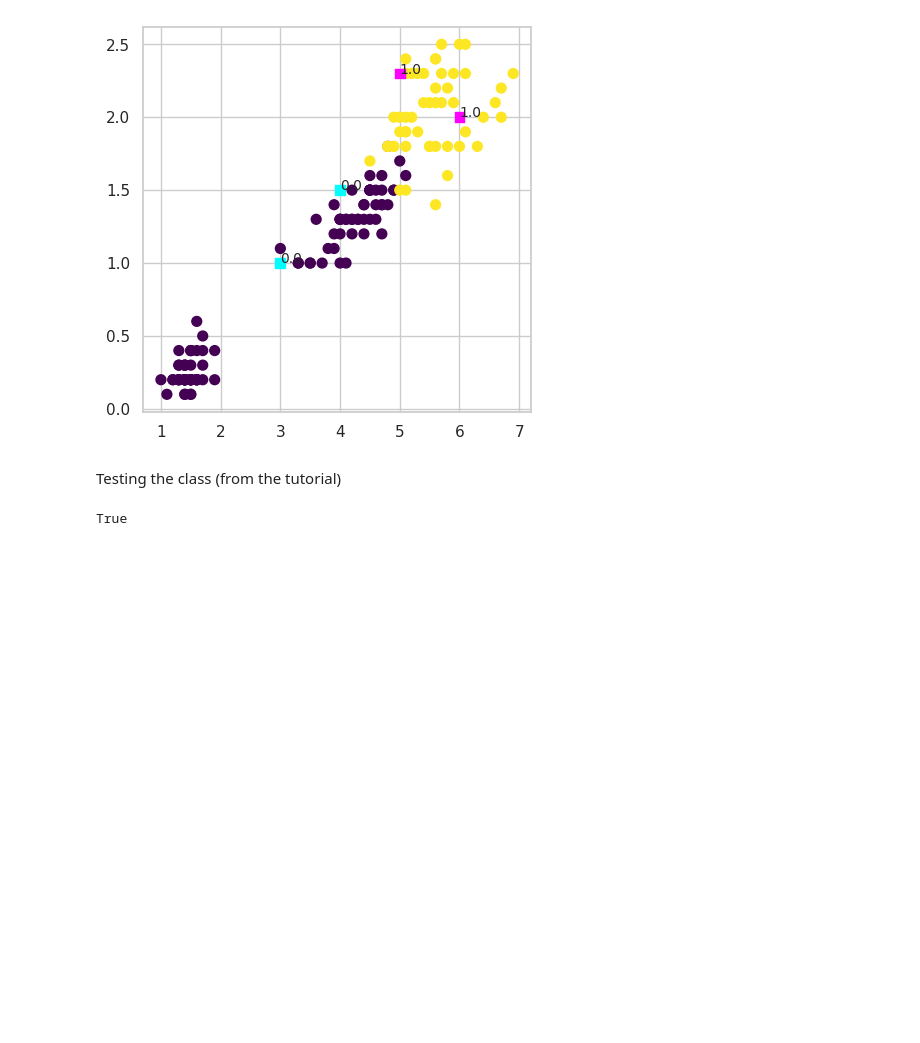
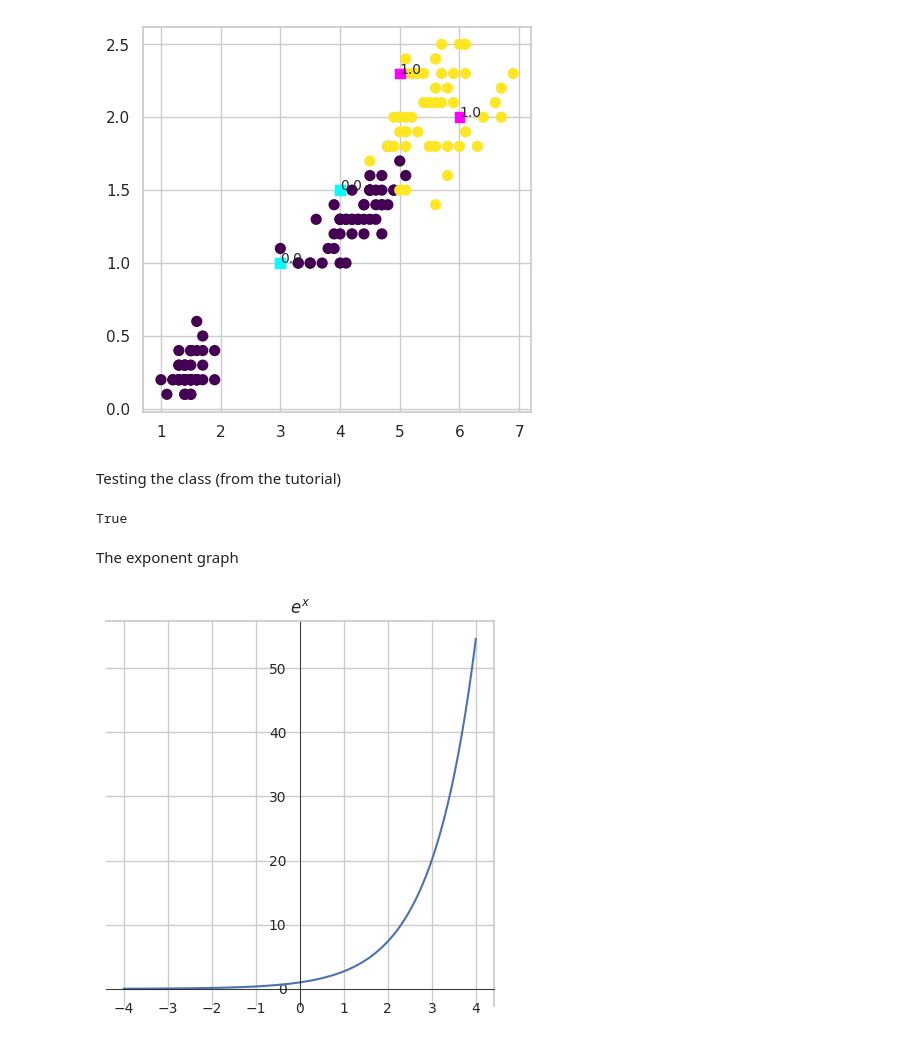
Before and after one commit to mshajarrazip/ML-Algorithm-Study, a Jupyter notebook: softmax-regression.ipynb, the cells around one changed output. Saved outputs shown, nothing was run; the diff lists cells and outputs as text; code cells hidden in the pictures; blank space fills up the shorter version.

```diff
--- a/softmax-regression.ipynb
+++ b/softmax-regression.ipynb
@@ -133,6 +133,26 @@ def test_logistic_iris():
 test_logistic_iris()
 # %% [output]
 True
+# %% [markdown]
+The exponent graph
+# %%
+x = np.linspace(-4, 4, 100)
+y = np.exp(x)
+
+_, ax = plt.subplots(1, 1, figsize=(5, 5))
+ax.plot(x, y)
+for p in ['left', 'bottom']:
+    ax.spines[p].set_position('zero')
+    ax.spines[p].set_color('black')
+    ax.spines[p].set_linewidth(.5)
+    # set tick color
+    ax.tick_params(
+        axis='both', which='major', color='k', labelsize=10
+    )
+plt.title("$e^x$")
+plt.show()
+# %% [output]
+[figure, added]
 # %% [markdown]
 For each instance, the Softmax Regression model computed a score for each class, then estimates the probability the instance belongs to each class by applying the softmax function to the scores:
 
```
Also changed, not shown: parts of 6 cells of this notebook.
